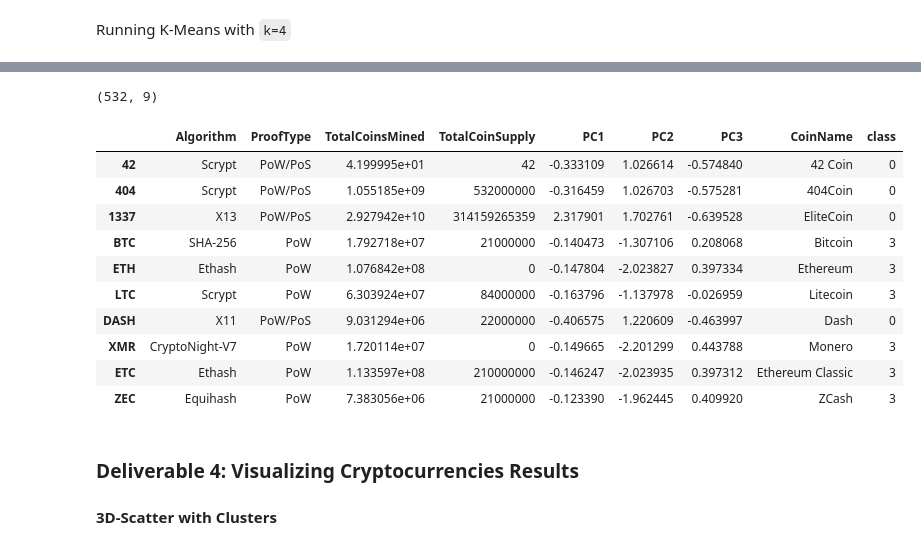
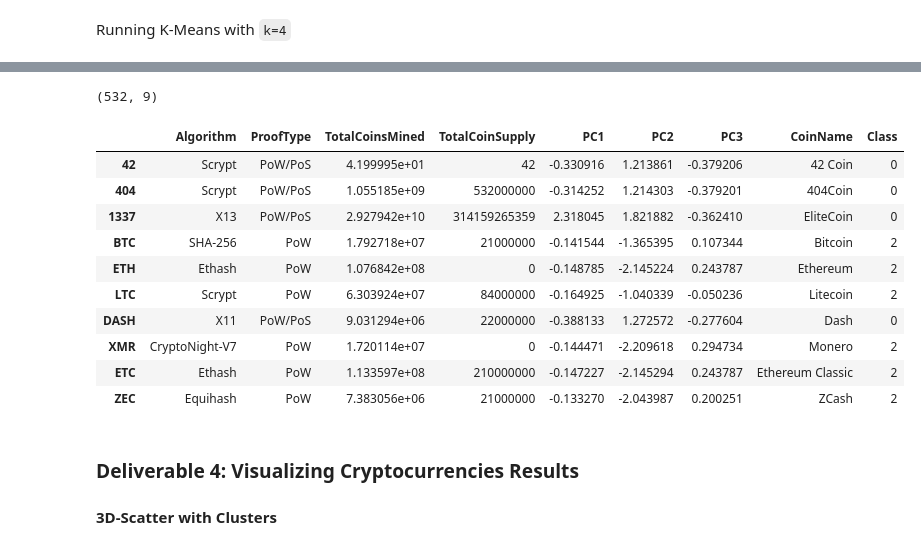
Before and after one commit to SusanFair/Cryptocurrencies, a Jupyter notebook: crypto_clustering.ipynb, the cells around one changed output, grey strips where cells are left out. Saved outputs shown, nothing was run; the diff lists cells and outputs as text; code cells hidden in the pictures.

```diff
--- a/crypto_clustering.ipynb
+++ b/crypto_clustering.ipynb
@@ -277,33 +281,30 @@ array([0, 0, 0, 3, 3, 3, 0, 3, 3, 3, 0, 3, 0, 0, 3, 0, 3, 3, 0, 0, 3, 3,
 # %%
 # Create a new DataFrame including predicted clusters and cryptocurrencies features.
 # Concatentate the crypto_df and pcs_df DataFrames on the same columns.
-# YOUR CODE HERE
 clustered_df = pd.concat([crypto_df, pca_df], axis=1)
 
 #  Add a new column, "CoinName" to the clustered_df DataFrame that holds the names of the cryptocurrencies.
-# YOUR CODE HERE
 clustered_df["CoinName"] = names_df
 
 #  Add a new column, "Class" to the clustered_df DataFrame that holds the predictions.
-# YOUR CODE HERE
-clustered_df["class"] = model.labels_
+clustered_df["Class"] = model.labels_
 
 # Print the shape of the clustered_df
 print(clustered_df.shape)
 clustered_df.head(10)
 # %% [output]
 (532, 9)
-|  | Algorithm | ProofType | TotalCoinsMined | TotalCoinSupply | PC1 | PC2 | PC3 | CoinName | class |
-| 42 | Scrypt | PoW/PoS | 4.199995e+01 | 42 | -0.333109 | 1.026614 | -0.574840 | 42 Coin | 0 |
-| 404 | Scrypt | PoW/PoS | 1.055185e+09 | 532000000 | -0.316459 | 1.026703 | -0.575281 | 404Coin | 0 |
-| 1337 | X13 | PoW/PoS | 2.927942e+10 | 314159265359 | 2.317901 | 1.702761 | -0.639528 | EliteCoin | 0 |
-| BTC | SHA-256 | PoW | 1.792718e+07 | 21000000 | -0.140473 | -1.307106 | 0.208068 | Bitcoin | 3 |
-| ETH | Ethash | PoW | 1.076842e+08 | 0 | -0.147804 | -2.023827 | 0.397334 | Ethereum | 3 |
-| LTC | Scrypt | PoW | 6.303924e+07 | 84000000 | -0.163796 | -1.137978 | -0.026959 | Litecoin | 3 |
-| DASH | X11 | PoW/PoS | 9.031294e+06 | 22000000 | -0.406575 | 1.220609 | -0.463997 | Dash | 0 |
-| XMR | CryptoNight-V7 | PoW | 1.720114e+07 | 0 | -0.149665 | -2.201299 | 0.443788 | Monero | 3 |
-| ETC | Ethash | PoW | 1.133597e+08 | 210000000 | -0.146247 | -2.023935 | 0.397312 | Ethereum Classic | 3 |
-| ZEC | Equihash | PoW | 7.383056e+06 | 21000000 | -0.123390 | -1.962445 | 0.409920 | ZCash | 3 |
+|  | Algorithm | ProofType | TotalCoinsMined | TotalCoinSupply | PC1 | PC2 | PC3 | CoinName | Class |
+| 42 | Scrypt | PoW/PoS | 4.199995e+01 | 42 | -0.330916 | 1.213861 | -0.379206 | 42 Coin | 0 |
+| 404 | Scrypt | PoW/PoS | 1.055185e+09 | 532000000 | -0.314252 | 1.214303 | -0.379201 | 404Coin | 0 |
+| 1337 | X13 | PoW/PoS | 2.927942e+10 | 314159265359 | 2.318045 | 1.821882 | -0.362410 | EliteCoin | 0 |
+| BTC | SHA-256 | PoW | 1.792718e+07 | 21000000 | -0.141544 | -1.365395 | 0.107344 | Bitcoin | 2 |
+| ETH | Ethash | PoW | 1.076842e+08 | 0 | -0.148785 | -2.145224 | 0.243787 | Ethereum | 2 |
+| LTC | Scrypt | PoW | 6.303924e+07 | 84000000 | -0.164925 | -1.040339 | -0.050236 | Litecoin | 2 |
+| DASH | X11 | PoW/PoS | 9.031294e+06 | 22000000 | -0.388133 | 1.272572 | -0.277604 | Dash | 0 |
+| XMR | CryptoNight-V7 | PoW | 1.720114e+07 | 0 | -0.144471 | -2.209618 | 0.294734 | Monero | 2 |
+| ETC | Ethash | PoW | 1.133597e+08 | 210000000 | -0.147227 | -2.145294 | 0.243787 | Ethereum Classic | 2 |
+| ZEC | Equihash | PoW | 7.383056e+06 | 21000000 | -0.133270 | -2.043987 | 0.200251 | ZCash | 2 |
 # %% [markdown]
 ### Deliverable 4: Visualizing Cryptocurrencies Results
 
```
Also changed, not shown: parts of 25 cells of this notebook.
